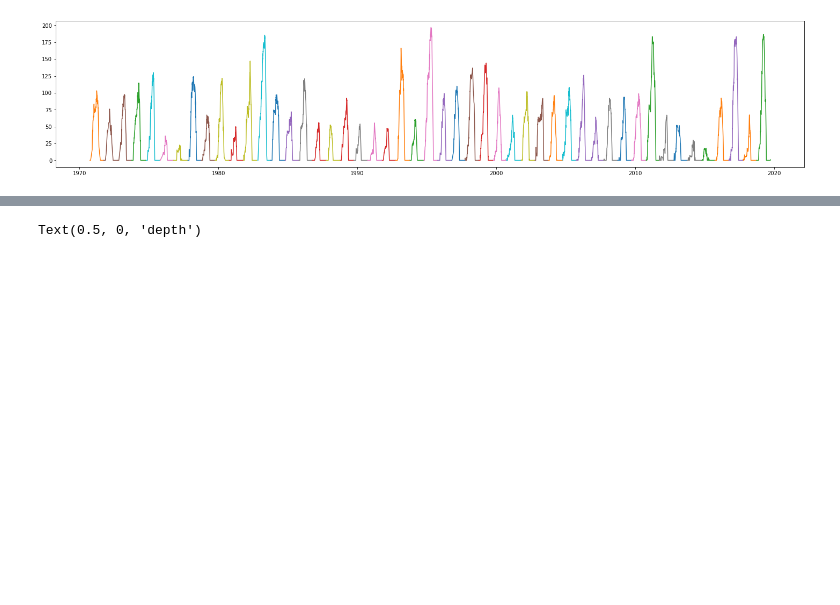
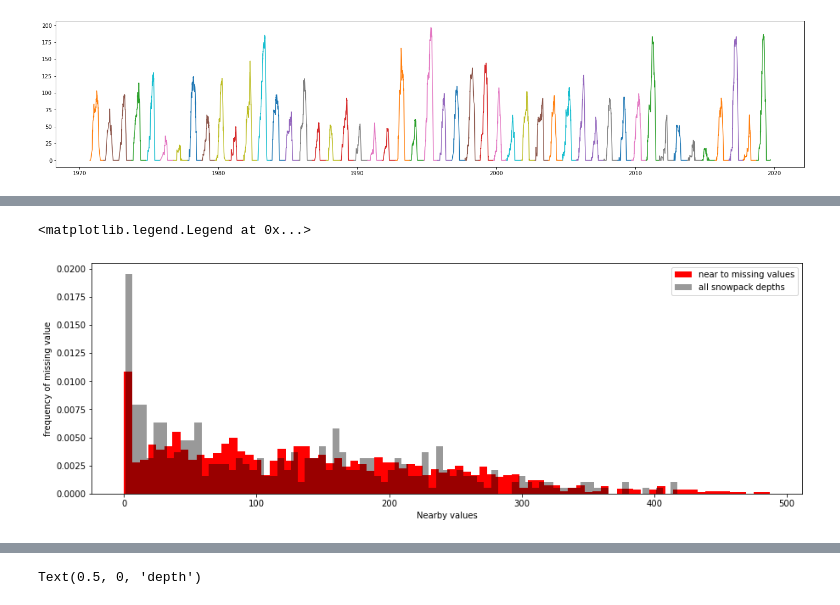
Before and after one commit to mariannecowherd/CSSLtimeseries, a Jupyter notebook: scripts/cssldata.ipynb, the cells around one changed output, grey strips where cells are left out. Drawn from its saved outputs; the diff is of its cells as text; code cells hidden in the pictures; blank space fills up the shorter version.

```diff
--- a/scripts/cssldata.ipynb
+++ b/scripts/cssldata.ipynb
@@ -53,0 +211,13 @@ for i in range(2,len(datakeys)-2):
+# %%
+nanmonth = []
+for arr in nanmos:
+    if len(arr)>0:
+        for val in arr: nanmonth.append(val)
+nanyear = []
+for arr in nanyrs:
+    if len(arr)>0:
+        for val in arr: nanyear.append(val)
+nanvalue = []
+for arr in nannearvals:
+    if len(arr)>0:
+        for val in arr: nanvalue.append(val)
@@ -53,0 +231,12 @@ for i in range(2,len(datakeys)-2):
+# %%
+fig,ax = plt.subplots(figsize=(15,5))
+nbins=80
+ax.hist(np.array(nanvalue)[np.array(nanvalue)>-1],bins=nbins,density=True,color='red',label = 'near to missing values')
+tmp = alldata['Snowpack depth (cm)']
+ax.hist(tmp[tmp>1],bins=nbins,density=True,color='black',alpha=0.4,label='all snowpack depths')
+ax.set_ylabel('frequency of missing value')
+ax.set_xlabel('Nearby values')
+ax.legend()
+# %% [output]
+<matplotlib.legend.Legend at 0x...>
+[figure, added]
```
Also changed, not shown: parts of 50 cells of this notebook, 8 other files.
